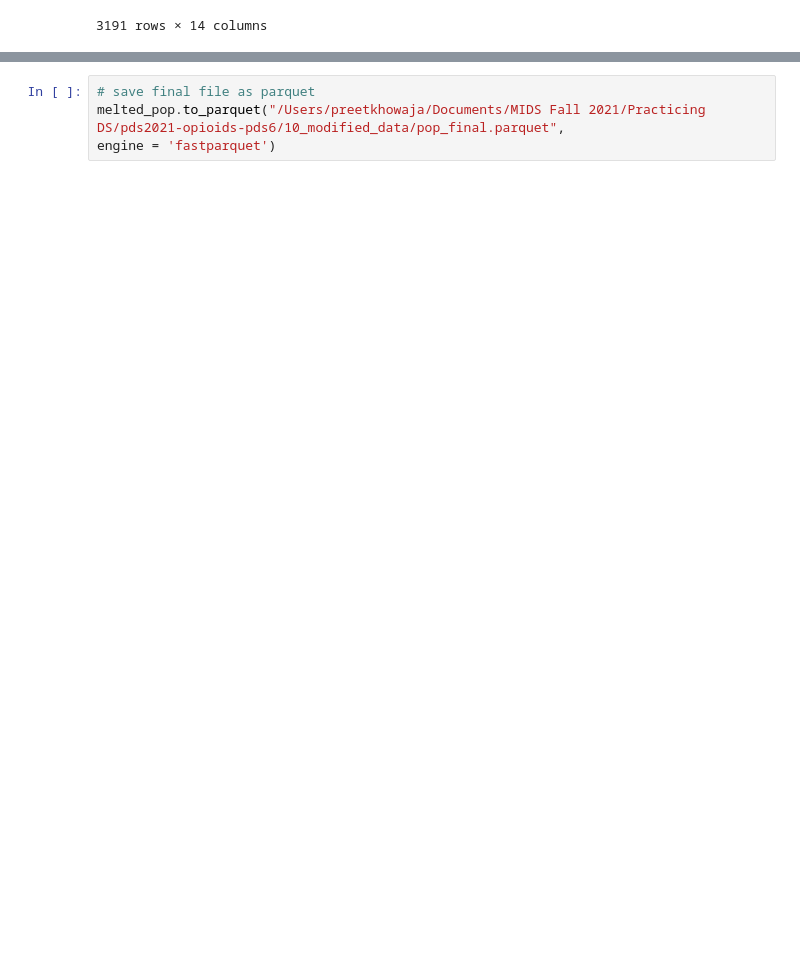
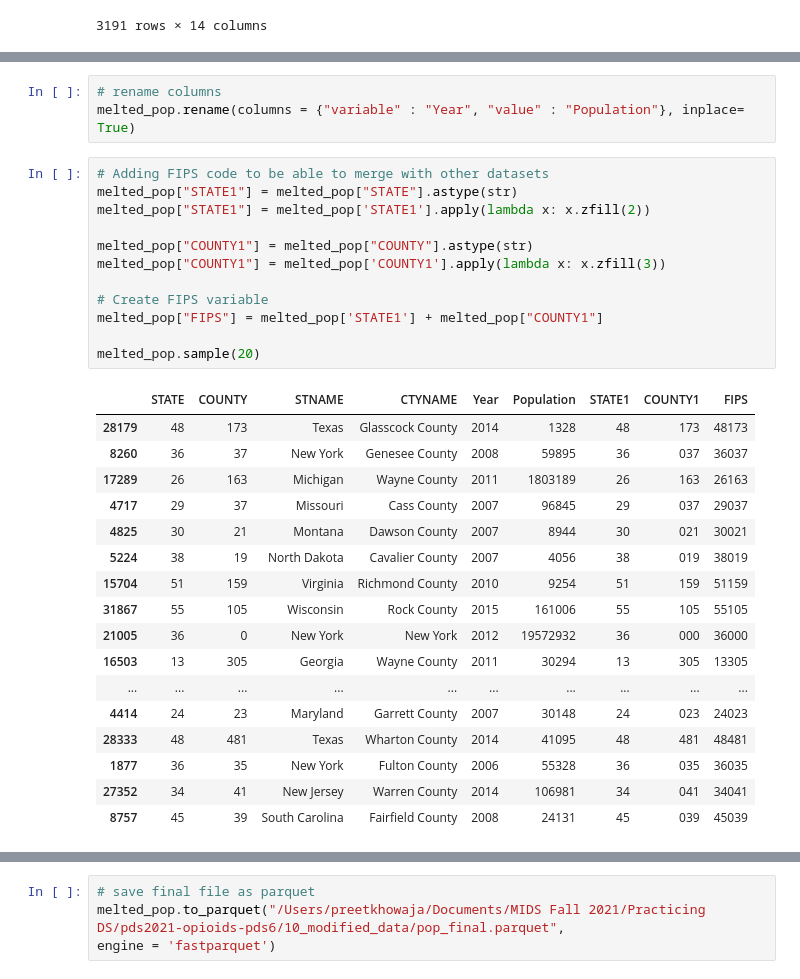
Before and after one commit to ShiningYang0207/opioid-control-policy, a Jupyter notebook: 20_modeling/clean_pop.ipynb, the cells around one changed output, grey strips where cells are left out. Drawn from its saved outputs; the diff is of its cells as text; blank space fills up the shorter version.

Commit message:
finished editing population data

```diff
--- a/20_modeling/clean_pop.ipynb
+++ b/20_modeling/clean_pop.ipynb
@@ -117,0 +118,33 @@ melted_pop.sample(14)
+# %%
+# rename columns
+melted_pop.rename(columns = {"variable" : "Year", "value" : "Population"}, inplace= True)
+# %%
+# Adding FIPS code to be able to merge with other datasets
+melted_pop["STATE1"] = melted_pop["STATE"].astype(str)
+melted_pop["STATE1"] = melted_pop['STATE1'].apply(lambda x: x.zfill(2))
+
+melted_pop["COUNTY1"] = melted_pop["COUNTY"].astype(str)
+melted_pop["COUNTY1"] = melted_pop['COUNTY1'].apply(lambda x: x.zfill(3))
+
+# Create FIPS variable
+melted_pop["FIPS"] = melted_pop['STATE1'] + melted_pop["COUNTY1"]
+
+melted_pop.sample(20)
+# %% [output]
+|  | STATE | COUNTY | STNAME | CTYNAME | Year | Population | STATE1 | COUNTY1 | FIPS |
+| 28179 | 48 | 173 | Texas | Glasscock County | 2014 | 1328 | 48 | 173 | 48173 |
+| 8260 | 36 | 37 | New York | Genesee County | 2008 | 59895 | 36 | 037 | 36037 |
+| 17289 | 26 | 163 | Michigan | Wayne County | 2011 | 1803189 | 26 | 163 | 26163 |
+| 4717 | 29 | 37 | Missouri | Cass County | 2007 | 96845 | 29 | 037 | 29037 |
+| 4825 | 30 | 21 | Montana | Dawson County | 2007 | 8944 | 30 | 021 | 30021 |
+| 5224 | 38 | 19 | North Dakota | Cavalier County | 2007 | 4056 | 38 | 019 | 38019 |
+| 15704 | 51 | 159 | Virginia | Richmond County | 2010 | 9254 | 51 | 159 | 51159 |
+| 31867 | 55 | 105 | Wisconsin | Rock County | 2015 | 161006 | 55 | 105 | 55105 |
+| 21005 | 36 | 0 | New York | New York | 2012 | 19572932 | 36 | 000 | 36000 |
+| 16503 | 13 | 305 | Georgia | Wayne County | 2011 | 30294 | 13 | 305 | 13305 |
+| ... | ... | ... | ... | ... | ... | ... | ... | ... | ... |
+| 4414 | 24 | 23 | Maryland | Garrett County | 2007 | 30148 | 24 | 023 | 24023 |
+| 28333 | 48 | 481 | Texas | Wharton County | 2014 | 41095 | 48 | 481 | 48481 |
+| 1877 | 36 | 35 | New York | Fulton County | 2006 | 55328 | 36 | 035 | 36035 |
+| 27352 | 34 | 41 | New Jersey | Warren County | 2014 | 106981 | 34 | 041 | 34041 |
+| 8757 | 45 | 39 | South Carolina | Fairfield County | 2008 | 24131 | 45 | 039 | 45039 |
```
Also changed, not shown: parts of 3 cells of this notebook, 1 other file.
